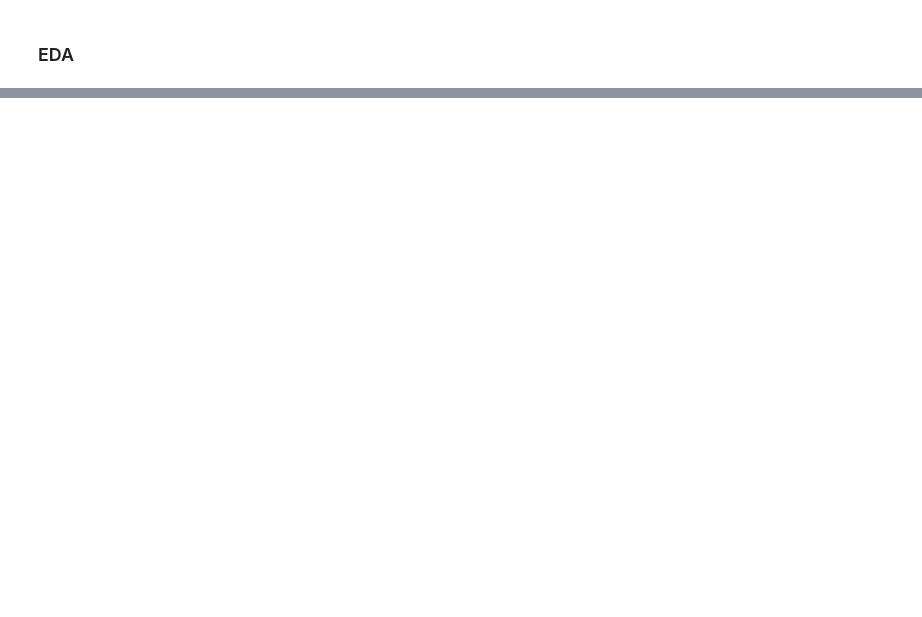
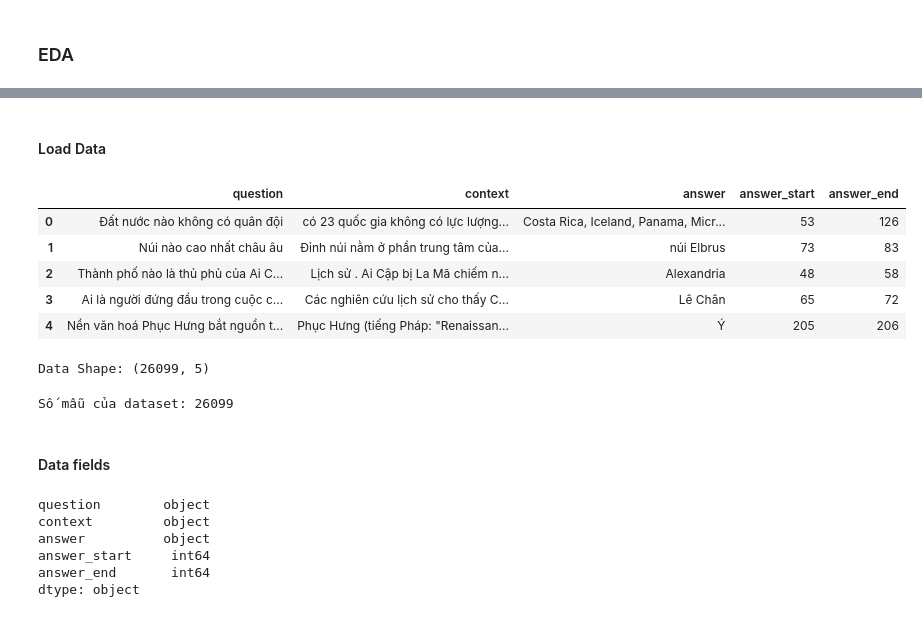
Before and after one commit to TanHiep-To/Question_Answering, a Jupyter notebook: notebook/visualize.ipynb, the cells around one changed output, grey strips where cells are left out. Saved outputs shown, nothing was run; the diff lists cells and outputs as text; code cells hidden in the pictures; blank space fills up the shorter version.

```diff
--- a/notebook/visualize.ipynb
+++ b/notebook/visualize.ipynb
@@ -22,0 +23,31 @@ df
+# %% [markdown]
+#### Load Data
+# %%
+df = pd.read_json('../data/qa_dataset.json')
+df.head()
+# %% [output]
+|  | question | context | answer | answer_start | answer_end |
+| 0 | Đất nước nào không có quân đội | có 23 quốc gia không có lực lượng... | Costa Rica, Iceland, Panama, Micr... | 53 | 126 |
+| 1 | Núi nào cao nhất châu âu | Đỉnh núi nằm ở phần trung tâm của... | núi Elbrus | 73 | 83 |
+| 2 | Thành phố nào là thủ phủ của Ai C... | Lịch sử . Ai Cập bị La Mã chiếm n... | Alexandria | 48 | 58 |
+| 3 | Ai là người đứng đầu trong cuộc c... | Các nghiên cứu lịch sử cho thấy C... | Lê Chân | 65 | 72 |
+| 4 | Nền văn hoá Phục Hưng bắt nguồn t... | Phục Hưng (tiếng Pháp: "Renaissan... | Ý | 205 | 206 |
+# %%
+print(f'Data Shape: {df.shape}')
+# %% [output]
+Data Shape: (26099, 5)
+# %%
+print(f'Số mẫu của dataset: {df.shape[0]}')
+# %% [output]
+Số mẫu của dataset: 26099
+# %% [markdown]
+#### Data fields
+# %%
+df.dtypes
+# %% [output]
+question        object
+context         object
+answer          object
+answer_start     int64
+answer_end       int64
+dtype: object
```
Also changed, not shown: parts of 26 cells of this notebook, 2 other files.
